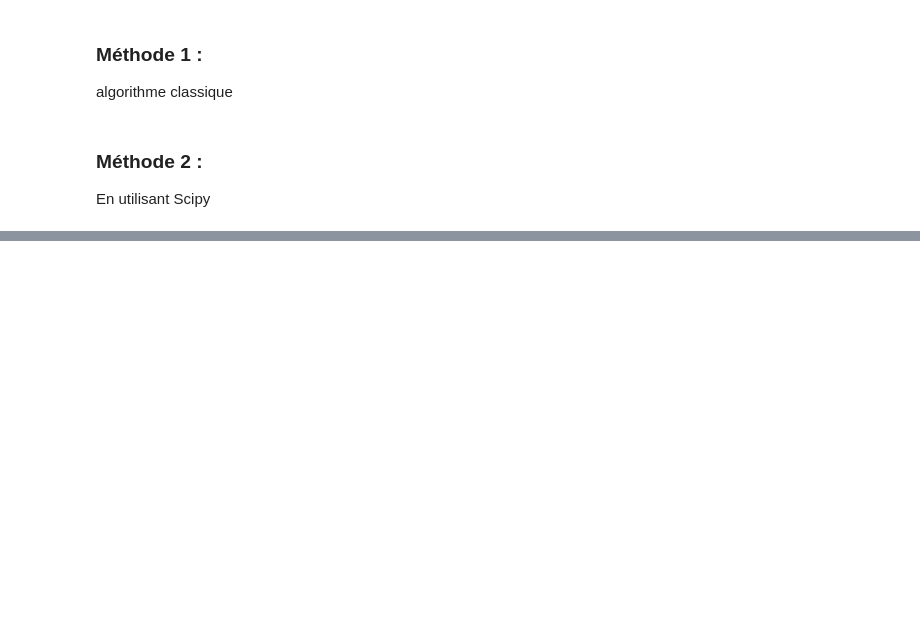
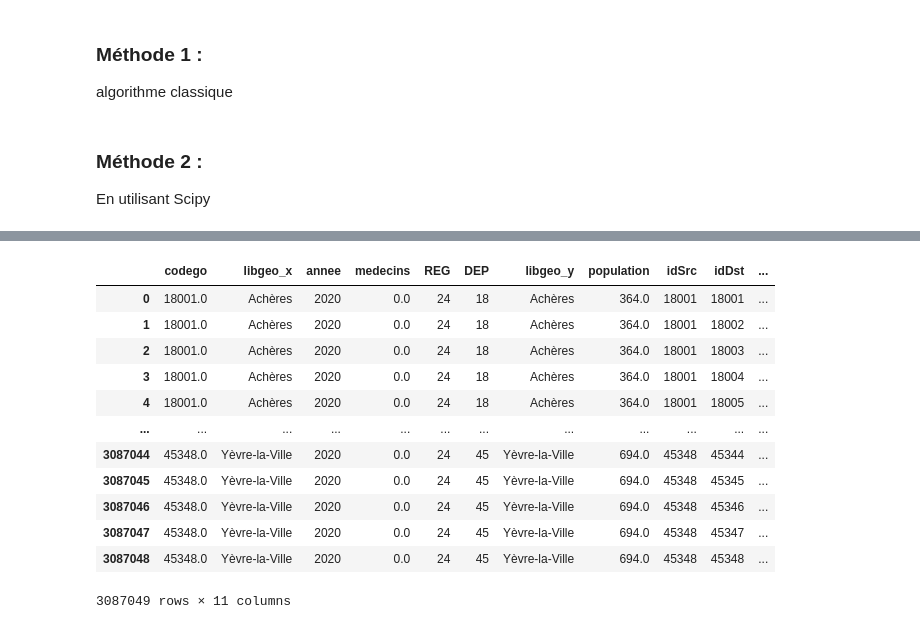
Before and after one commit to GhilesKemiche/Deserts-Medicaux, a Jupyter notebook: Deserts medicaux.ipynb, the cells around one changed output, grey strips where cells are left out. Saved outputs shown, nothing was run; the diff lists cells and outputs as text; code cells hidden in the pictures; blank space fills up the shorter version.

```diff
--- a/Deserts medicaux.ipynb
+++ b/Deserts medicaux.ipynb
@@ -241,0 +284,4 @@ print(np.linalg.norm(F(R_fixed, Prob_fixed, W, P, S)[1] - Prob_fixed))
+# %%
+distancier = distancier[["idSrc", "idDst", "distance"]]
+print(distancier.dtypes)
+distancier
@@ -241,0 +403,22 @@ print(np.linalg.norm(F(R_fixed, Prob_fixed, W, P, S)[1] - Prob_fixed))
+# %%
+# Jointure entre df_medecins et df_population
+df_merge1 = medecins.merge(population, on='codego', how='inner')
+
+# Jointure entre df_merge1 et df_distancier
+df_final = df_merge1.merge(distancier, left_on='codego', right_on='idSrc', how='inner')
+
+df_final
+# %% [output]
+|  | codego | libgeo_x | annee | medecins | REG | DEP | libgeo_y | population | idSrc | idDst | ... |
+| 0 | 18001.0 | Achères | 2020 | 0.0 | 24 | 18 | Achères | 364.0 | 18001 | 18001 | ... |
+| 1 | 18001.0 | Achères | 2020 | 0.0 | 24 | 18 | Achères | 364.0 | 18001 | 18002 | ... |
+| 2 | 18001.0 | Achères | 2020 | 0.0 | 24 | 18 | Achères | 364.0 | 18001 | 18003 | ... |
+| 3 | 18001.0 | Achères | 2020 | 0.0 | 24 | 18 | Achères | 364.0 | 18001 | 18004 | ... |
+| 4 | 18001.0 | Achères | 2020 | 0.0 | 24 | 18 | Achères | 364.0 | 18001 | 18005 | ... |
+| ... | ... | ... | ... | ... | ... | ... | ... | ... | ... | ... | ... |
+| 3087044 | 45348.0 | Yèvre-la-Ville | 2020 | 0.0 | 24 | 45 | Yèvre-la-Ville | 694.0 | 45348 | 45344 | ... |
+| 3087045 | 45348.0 | Yèvre-la-Ville | 2020 | 0.0 | 24 | 45 | Yèvre-la-Ville | 694.0 | 45348 | 45345 | ... |
+| 3087046 | 45348.0 | Yèvre-la-Ville | 2020 | 0.0 | 24 | 45 | Yèvre-la-Ville | 694.0 | 45348 | 45346 | ... |
+| 3087047 | 45348.0 | Yèvre-la-Ville | 2020 | 0.0 | 24 | 45 | Yèvre-la-Ville | 694.0 | 45348 | 45347 | ... |
+| 3087048 | 45348.0 | Yèvre-la-Ville | 2020 | 0.0 | 24 | 45 | Yèvre-la-Ville | 694.0 | 45348 | 45348 | ... |
+3087049 rows × 11 columns
```
Also changed, not shown: parts of 30 cells of this notebook.
